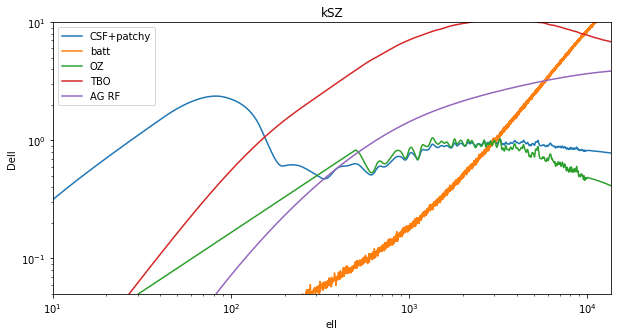
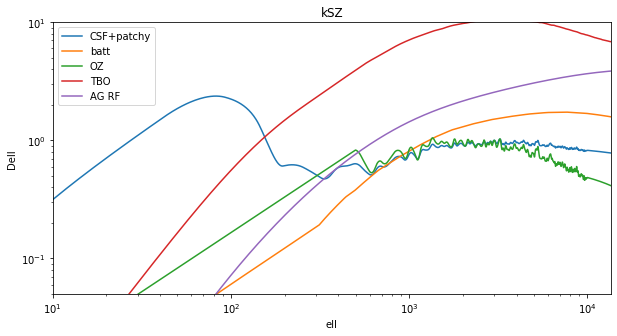
The change to this notebook cell's code, shown as a diff; its figure went from the first image to the second:
--- before
+++ after
@@ -17,5 +17,5 @@
 plt.title("kSZ")
 plt.plot(csfp_ell, csfp_dell/csfp_dell[3000], lw=4,label="CSF+patchy")
-plt.plot(kbat_ell, kbat_dell/kbat_dell[3000], label="batt late")
+plt.plot(kbat_ell, kbat_dell/kbat_dell[3000], lw=4,label="batt late")
 plt.plot(oz_ell, oz_dell/oz_dell[3000], "--",label="OZ")
 plt.plot(tbo_ell, tbo_dell/tbo_dell[3000], label="TBO late")
@@ -26,4 +26,5 @@
 plt.plot(alv_ell,alv_dell/alv_dell[16],"--", label="Alvarez patchy")
 
+plt.plot(plck_ell,plck_dell/plck_dell[2900], lw=4,label="Planck homo+patchy")
 
 

Commit: add ksz used in planck paper